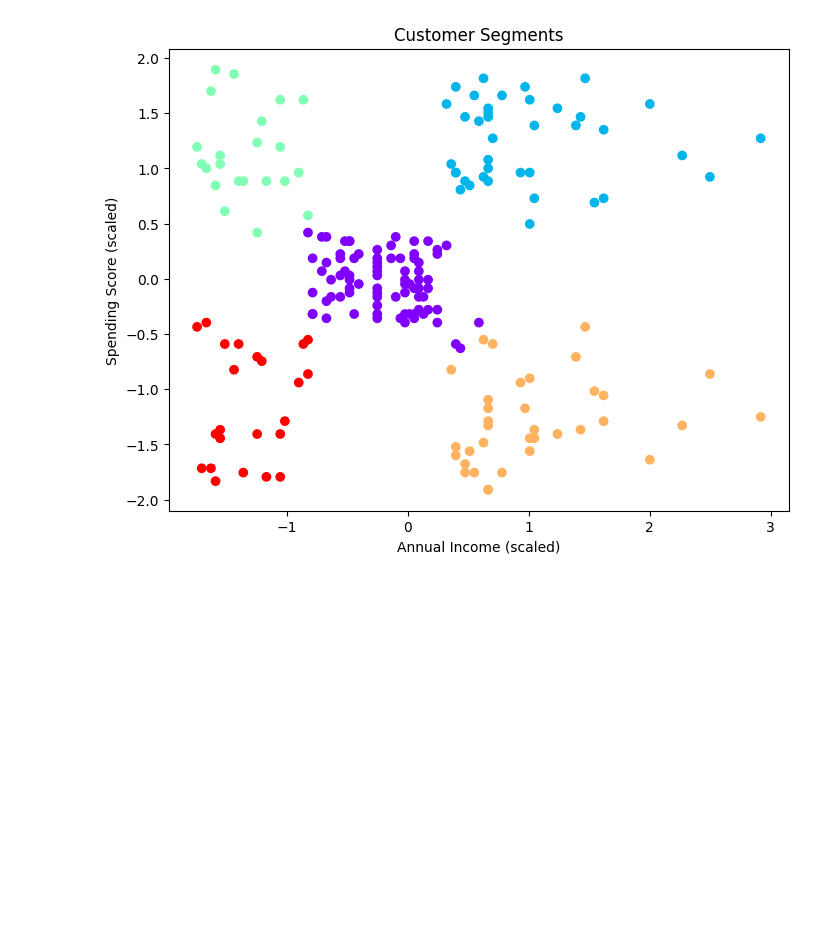
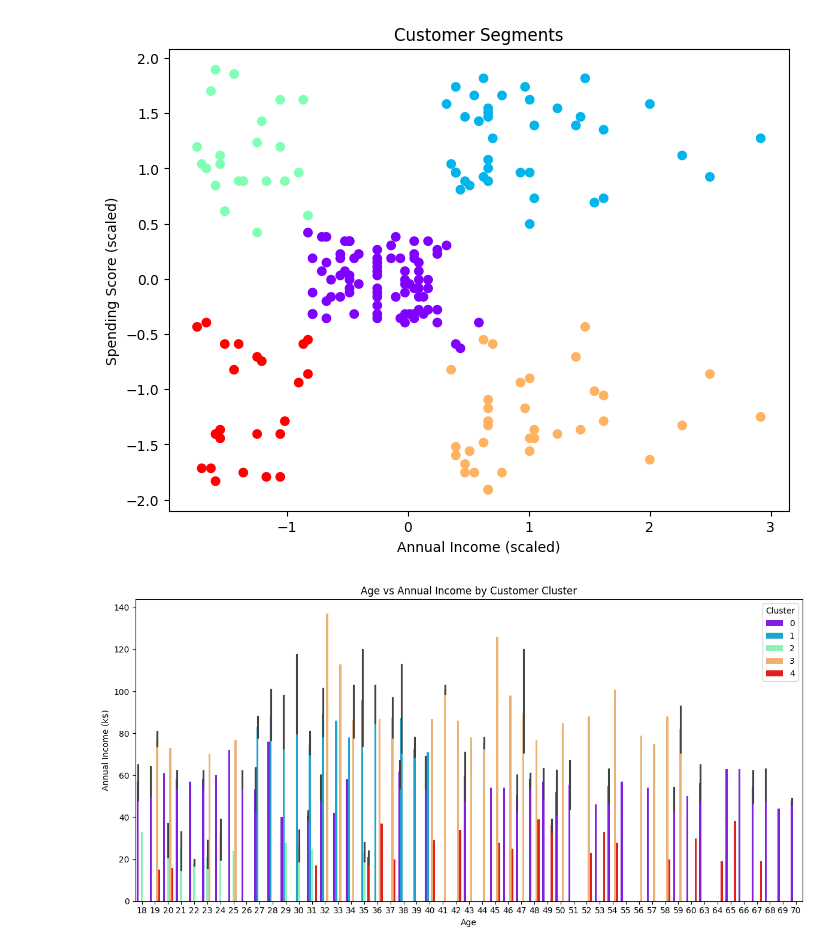
Before and after one commit to hilmanyusoh/Customer-Segmentation-Machine-Learning, a Jupyter notebook: code/csml.ipynb, the cells around one changed output. Saved outputs shown, nothing was run; the diff lists cells and outputs as text; code cells hidden in the pictures; blank space fills up the shorter version.

```diff
--- a/code/csml.ipynb
+++ b/code/csml.ipynb
@@ -86,3 +80,21 @@ plt.title("Customer Segments")
 plt.show()
 # %% [output]
 [figure]
+# %%
+import pandas as pd
+import matplotlib.pyplot as plt
+import seaborn as sns
+
+# สมมุติว่าคุณมี df และได้ clusters จาก KMeans แล้ว
+df['Cluster'] = clusters  # เพิ่มคอลัมน์ Cluster ลงใน DataFrame
+
+plt.figure(figsize=(12,6))
+sns.barplot(data=df, x='Age', y='Annual Income (k$)', hue='Cluster', palette='rainbow')
+plt.title("Age vs Annual Income by Customer Cluster")
+plt.xlabel("Age")
+plt.ylabel("Annual Income (k$)")
+plt.legend(title='Cluster')
+plt.tight_layout()
+plt.show()
+# %% [output]
+[figure, added]
```
Also changed, not shown: parts of 1 cell of this notebook.
